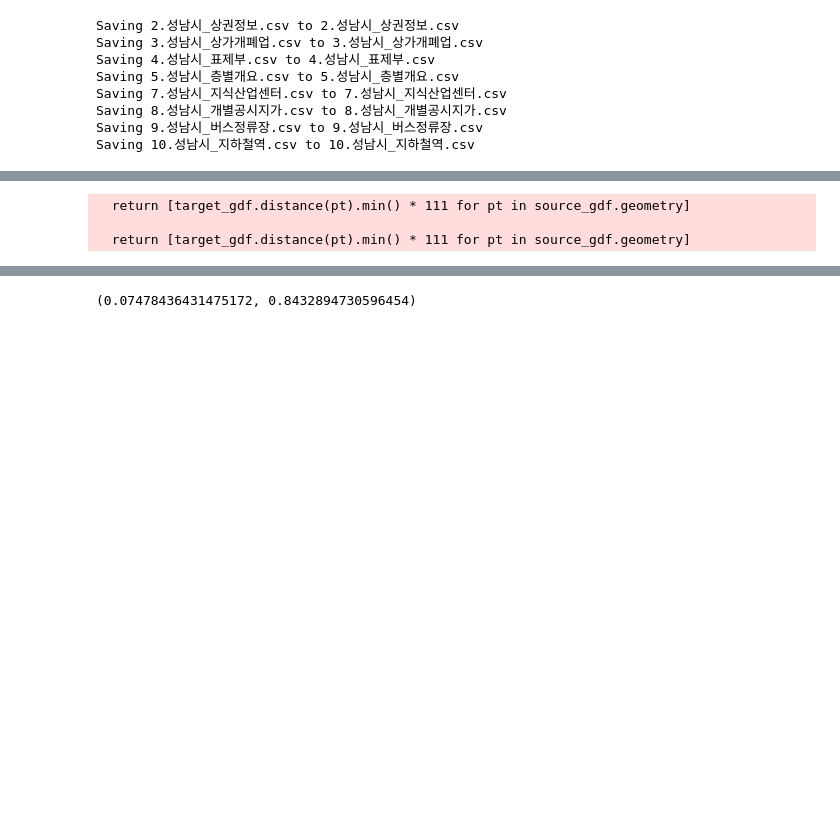
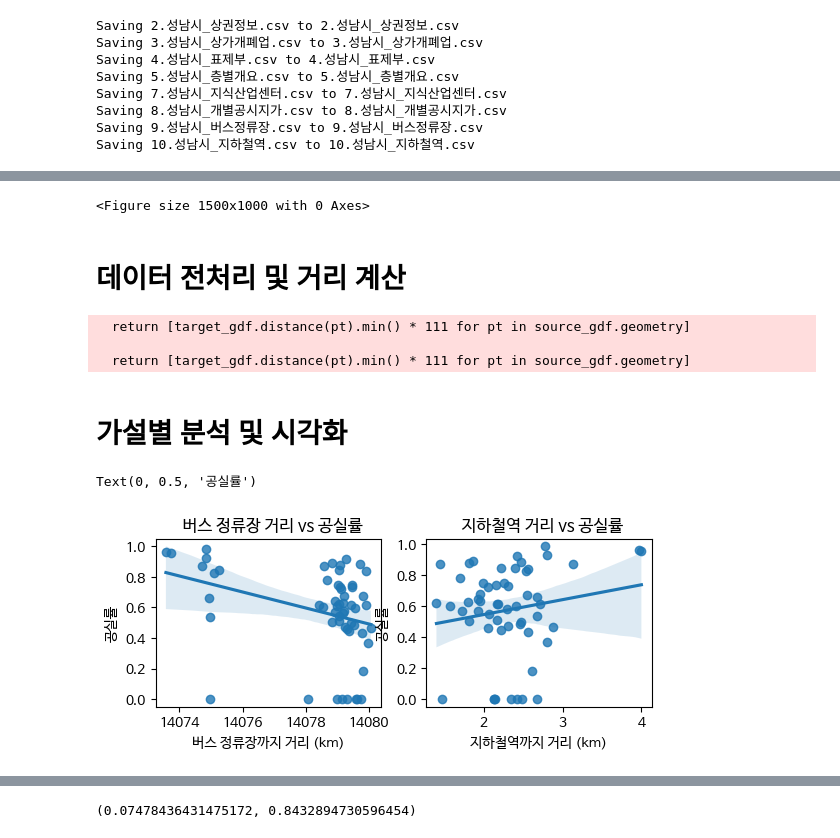
Before and after one commit to LHMade/LH-Made-Cookies, a Jupyter notebook: sori_LH_Made_Cookies_fin.ipynb, the cells around one changed output, grey strips where cells are left out. Drawn from its saved outputs; the diff is of its cells as text; code cells hidden in the pictures; blank space fills up the shorter version.

```diff
--- a/sori_LH_Made_Cookies_fin.ipynb
+++ b/sori_LH_Made_Cookies_fin.ipynb
@@ -69,3 +51,28 @@ def safe_predict(model, data):
+# %%
+import seaborn as sns
+import matplotlib.pyplot as plt
+from scipy.stats import pearsonr
+plt.figure(figsize=(15, 10))
+plt.rc('font', family='NanumBarunGothic')
+
+import gc
+import pandas as pd
+import geopandas as gpd
+import numpy as np
+from shapely.geometry import Point
+from sklearn.model_selection import train_test_split, GridSearchCV
+from sklearn.ensemble import RandomForestRegressor, StackingRegressor, GradientBoostingRegressor
+from sklearn.linear_model import Ridge
+from sklearn.metrics import mean_absolute_error, r2_score
+from sklearn.preprocessing import RobustScaler
+from scipy.spatial import cKDTree
+from xgboost import XGBRegressor
+import lightgbm as lgb
+import tensorflow as tf
+# %% [output]
+<Figure size 1500x1000 with 0 Axes>
+# %% [markdown]
+# **데이터 전처리 및 거리 계산**
 # %%
 # 데이터 로드, 전처리
 df_population = pd.read_csv(file_paths["거주인구"], encoding="utf-8-sig").fillna(0)
@@ -118,3 +125,21 @@ gdf_industrial.fillna(0, inplace=True)
   return [target_gdf.distance(pt).min() * 111 for pt in source_gdf.geometry]
 
   return [target_gdf.distance(pt).min() * 111 for pt in source_gdf.geometry]
+# %% [markdown]
+# **가설별 분석 및 시각화**
+# %%
+# 대중교통 접근성과 공실률 관계
+plt.subplot(2,2,1)
+sns.regplot(x=gdf_industrial["bus_distance_km"], y=gdf_industrial["vacancy_rate"])
+plt.title("버스 정류장 거리 vs 공실률")
+plt.xlabel("버스 정류장까지 거리 (km)")
+plt.ylabel("공실률")
+
+plt.subplot(2,2,2)
+sns.regplot(x=gdf_industrial["subway_distance_km"], y=gdf_industrial["vacancy_rate"])
+plt.title("지하철역 거리 vs 공실률")
+plt.xlabel("지하철역까지 거리 (km)")
+plt.ylabel("공실률")
+# %% [output]
+Text(0, 0.5, '공실률')
+[figure, added]
```
Also changed, not shown: parts of 12 cells of this notebook.
